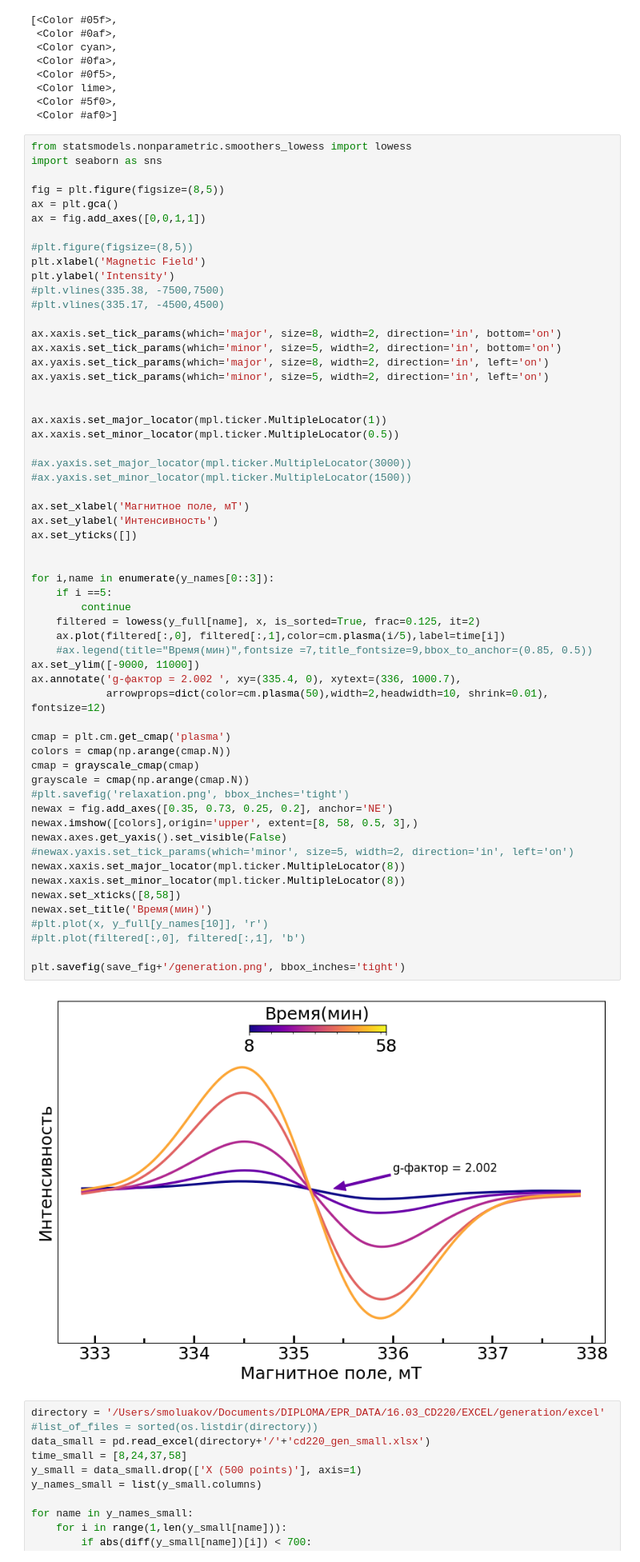
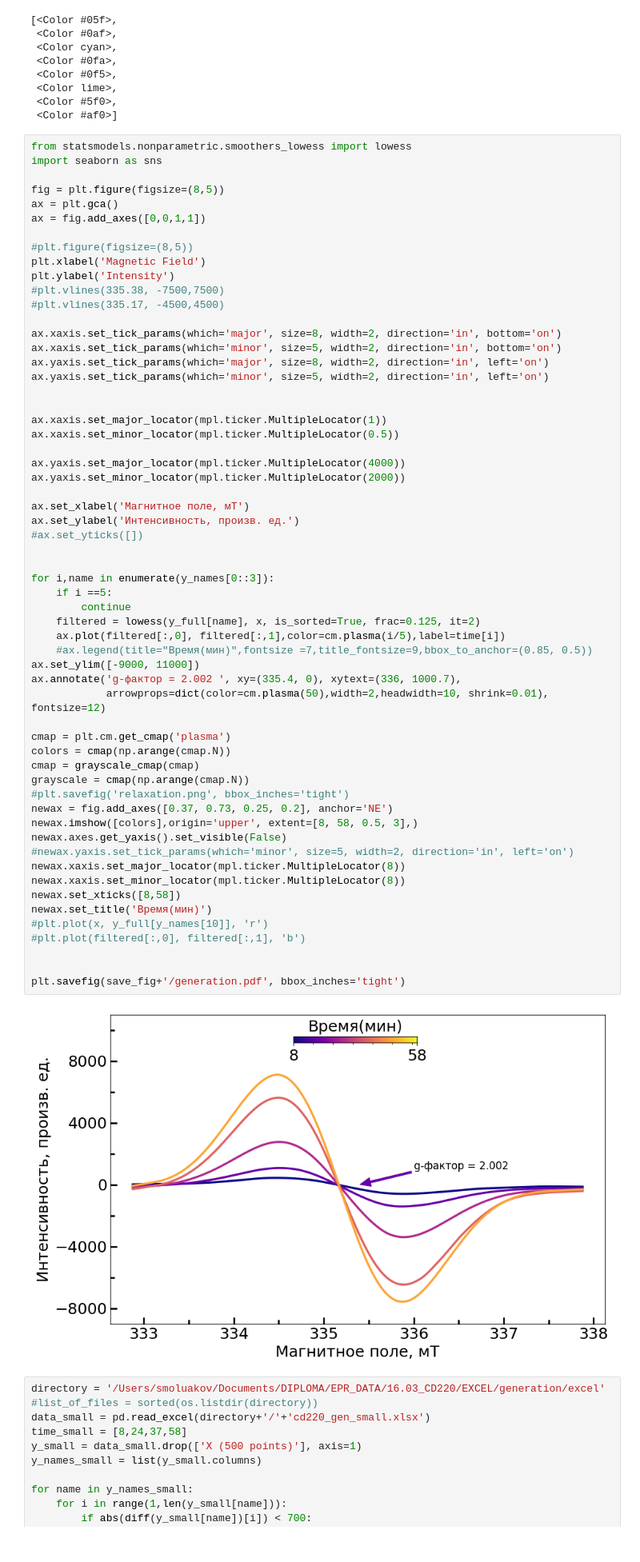
Before and after one commit to smoluakov/DIPLOMA, a Jupyter notebook: DATA_PROCCESING/CD220/EPR_CD220.ipynb, the cells around one changed output. Shown at 80% size. Saved outputs shown, nothing was run; the diff lists cells and outputs as text.

```diff
--- a/DATA_PROCCESING/CD220/EPR_CD220.ipynb
+++ b/DATA_PROCCESING/CD220/EPR_CD220.ipynb
@@ -185,43 +185,44 @@ ax.yaxis.set_tick_params(which='minor', size=5, width=2, direction='in', left='o
 ax.xaxis.set_major_locator(mpl.ticker.MultipleLocator(1))
 ax.xaxis.set_minor_locator(mpl.ticker.MultipleLocator(0.5))
 
-#ax.yaxis.set_major_locator(mpl.ticker.MultipleLocator(3000))
-#ax.yaxis.set_minor_locator(mpl.ticker.MultipleLocator(1500))
+ax.yaxis.set_major_locator(mpl.ticker.MultipleLocator(4000))
+ax.yaxis.set_minor_locator(mpl.ticker.MultipleLocator(2000))
 
 ax.set_xlabel('Магнитное поле, мТ')
-ax.set_ylabel('Интенсивность')
-ax.set_yticks([])
+ax.set_ylabel('Интенсивность, произв. ед.')
+#ax.set_yticks([])
 
 
 for i,name in enumerate(y_names[0::3]):
     if i ==5:
         continue
     filtered = lowess(y_full[name], x, is_sorted=True, frac=0.125, it=2)
     ax.plot(filtered[:,0], filtered[:,1],color=cm.plasma(i/5),label=time[i])
     #ax.legend(title="Время(мин)",fontsize =7,title_fontsize=9,bbox_to_anchor=(0.85, 0.5))
 ax.set_ylim([-9000, 11000])
 ax.annotate('g-фактор = 2.002 ', xy=(335.4, 0), xytext=(336, 1000.7),
             arrowprops=dict(color=cm.plasma(50),width=2,headwidth=10, shrink=0.01), fontsize=12)
 
 cmap = plt.cm.get_cmap('plasma')
 colors = cmap(np.arange(cmap.N))
 cmap = grayscale_cmap(cmap)
 grayscale = cmap(np.arange(cmap.N))
 #plt.savefig('relaxation.png', bbox_inches='tight')
-newax = fig.add_axes([0.35, 0.73, 0.25, 0.2], anchor='NE')
+newax = fig.add_axes([0.37, 0.73, 0.25, 0.2], anchor='NE')
 newax.imshow([colors],origin='upper', extent=[8, 58, 0.5, 3],)
 newax.axes.get_yaxis().set_visible(False)
 #newax.yaxis.set_tick_params(which='minor', size=5, width=2, direction='in', left='on')
 newax.xaxis.set_major_locator(mpl.ticker.MultipleLocator(8))
 newax.xaxis.set_minor_locator(mpl.ticker.MultipleLocator(8))
 newax.set_xticks([8,58])
 newax.set_title('Время(мин)')
 #plt.plot(x, y_full[y_names[10]], 'r')
 #plt.plot(filtered[:,0], filtered[:,1], 'b')
 
-plt.savefig(save_fig+'/generation.png', bbox_inches='tight')
+
+plt.savefig(save_fig+'/generation.pdf', bbox_inches='tight')
 # %% [output]
-[figure, old version]
+[figure, new version]
 # %%
 directory = '/Users/smoluakov/Documents/DIPLOMA/EPR_DATA/16.03_CD220/EXCEL/generation/excel'
 #list_of_files = sorted(os.listdir(directory))
```
Also changed, not shown: parts of 4 cells of this notebook, 24 other files.
